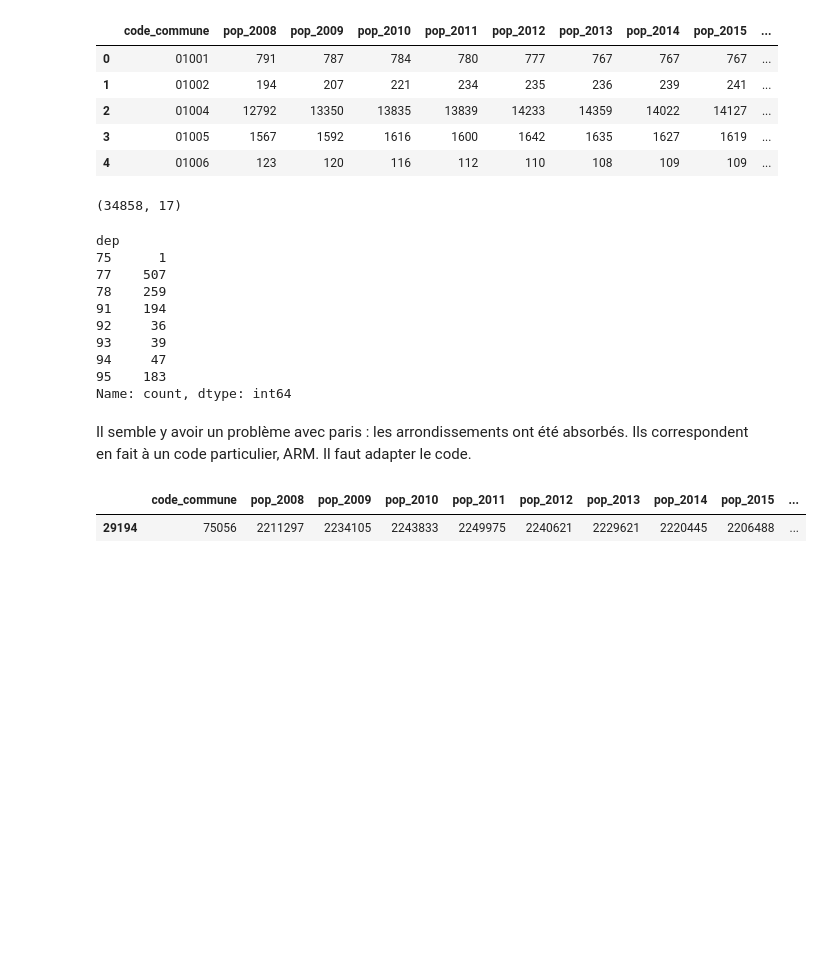
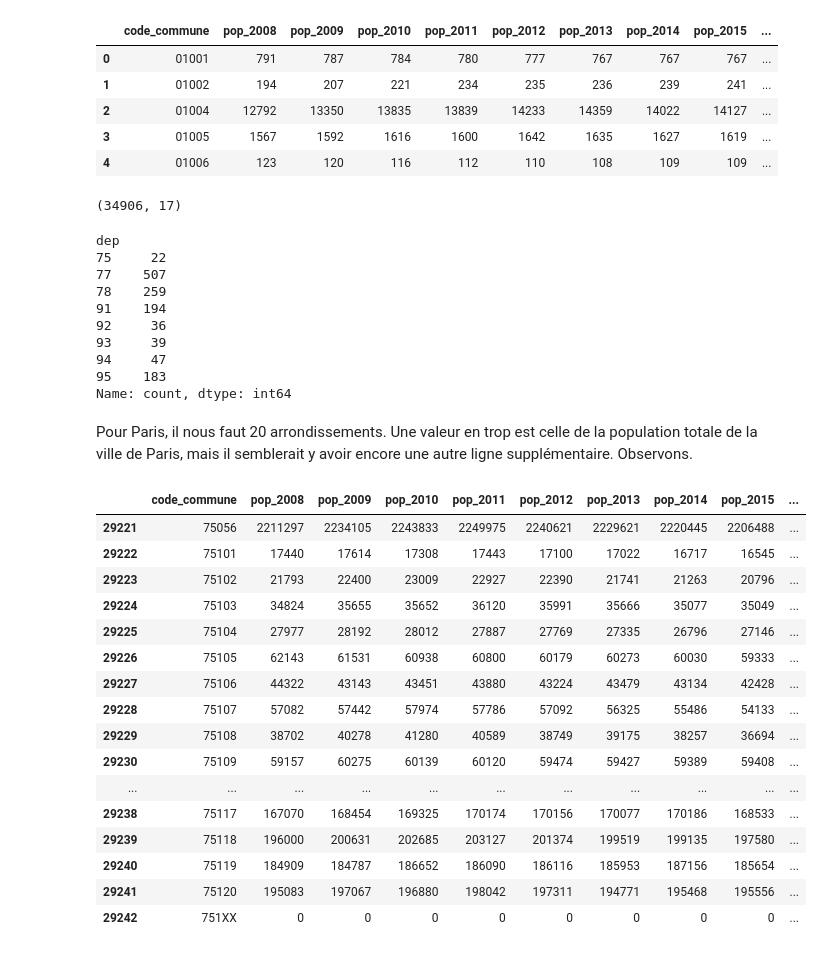
Before and after one commit to TomasAMG7/Python_S1_Challut_Garcia_Mossel, a Jupyter notebook: DATA/data_mortalité.ipynb, the cells around one changed output. Cells and saved outputs as stored; diff of their text form; code cells hidden in the pictures; blank space fills up the shorter version.

Commit message:
correction_pop_paris

```diff
--- a/DATA/data_mortalité.ipynb
+++ b/DATA/data_mortalité.ipynb
@@ -374,0 +408,3 @@ Pour cela, nous gardons GEO_OBJECT = COM, les communes, et une mesure par popula
+# %%
+pop_com = pop[(pop["POPREF_MEASURE"] == "PMUN") & (pop["GEO_OBJECT"].isin(["COM", "ARM"]))].copy()
+pop_com
@@ -397,14 +445,14 @@ pop_wide.head()
 # %%
 pop_wide.shape
 # %% [output]
-(34858, 17)
+(34906, 17)
 # %%
 pop_wide['dep'] = pop_wide['code_commune'].str[:2]
 pop_idf = pop_wide[pop_wide["dep"].isin(dep_idf)].copy()
-print(pop_idf["dep"].value_counts().sort_index())
+pop_idf["dep"].value_counts().sort_index()
 # %% [output]
 dep
-75      1
+75     22
 77    507
 78    259
 91    194
@@ -414,10 +462,25 @@ dep
 95    183
 Name: count, dtype: int64
 # %% [markdown]
-Il semble y avoir un problème avec paris : les arrondissements ont été absorbés. Ils correspondent en fait à un code particulier, ARM. Il faut adapter le code.
+Pour Paris, il nous faut 20 arrondissements. Une valeur en trop est celle de la population totale de la ville de Paris, mais il semblerait y avoir encore une autre ligne supplémentaire. Observons.
 # %%
-pop_test = pop_wide[pop_wide['dep']=="75"]
+pop_test = pop_idf[pop_idf['dep']=="75"]
 pop_test
 # %% [output]
 |  | code_commune | pop_2008 | pop_2009 | pop_2010 | pop_2011 | pop_2012 | pop_2013 | pop_2014 | pop_2015 | ... |
-| 29194 | 75056 | 2211297 | 2234105 | 2243833 | 2249975 | 2240621 | 2229621 | 2220445 | 2206488 | ... |
+| 29221 | 75056 | 2211297 | 2234105 | 2243833 | 2249975 | 2240621 | 2229621 | 2220445 | 2206488 | ... |
+| 29222 | 75101 | 17440 | 17614 | 17308 | 17443 | 17100 | 17022 | 16717 | 16545 | ... |
+| 29223 | 75102 | 21793 | 22400 | 23009 | 22927 | 22390 | 21741 | 21263 | 20796 | ... |
+| 29224 | 75103 | 34824 | 35655 | 35652 | 36120 | 35991 | 35666 | 35077 | 35049 | ... |
+| 29225 | 75104 | 27977 | 28192 | 28012 | 27887 | 27769 | 27335 | 26796 | 27146 | ... |
+| 29226 | 75105 | 62143 | 61531 | 60938 | 60800 | 60179 | 60273 | 60030 | 59333 | ... |
+| 29227 | 75106 | 44322 | 43143 | 43451 | 43880 | 43224 | 43479 | 43134 | 42428 | ... |
+| 29228 | 75107 | 57082 | 57442 | 57974 | 57786 | 57092 | 56325 | 55486 | 54133 | ... |
+| 29229 | 75108 | 38702 | 40278 | 41280 | 40589 | 38749 | 39175 | 38257 | 36694 | ... |
+| 29230 | 75109 | 59157 | 60275 | 60139 | 60120 | 59474 | 59427 | 59389 | 59408 | ... |
+| ... | ... | ... | ... | ... | ... | ... | ... | ... | ... | ... |
+| 29238 | 75117 | 167070 | 168454 | 169325 | 170174 | 170156 | 170077 | 170186 | 168533 | ... |
+| 29239 | 75118 | 196000 | 200631 | 202685 | 203127 | 201374 | 199519 | 199135 | 197580 | ... |
+| 29240 | 75119 | 184909 | 184787 | 186652 | 186090 | 186116 | 185953 | 187156 | 185654 | ... |
+| 29241 | 75120 | 195083 | 197067 | 196880 | 198042 | 197311 | 194771 | 195468 | 195556 | ... |
+| 29242 | 751XX | 0 | 0 | 0 | 0 | 0 | 0 | 0 | 0 | ... |
```
Also changed, not shown: parts of 19 cells of this notebook.
